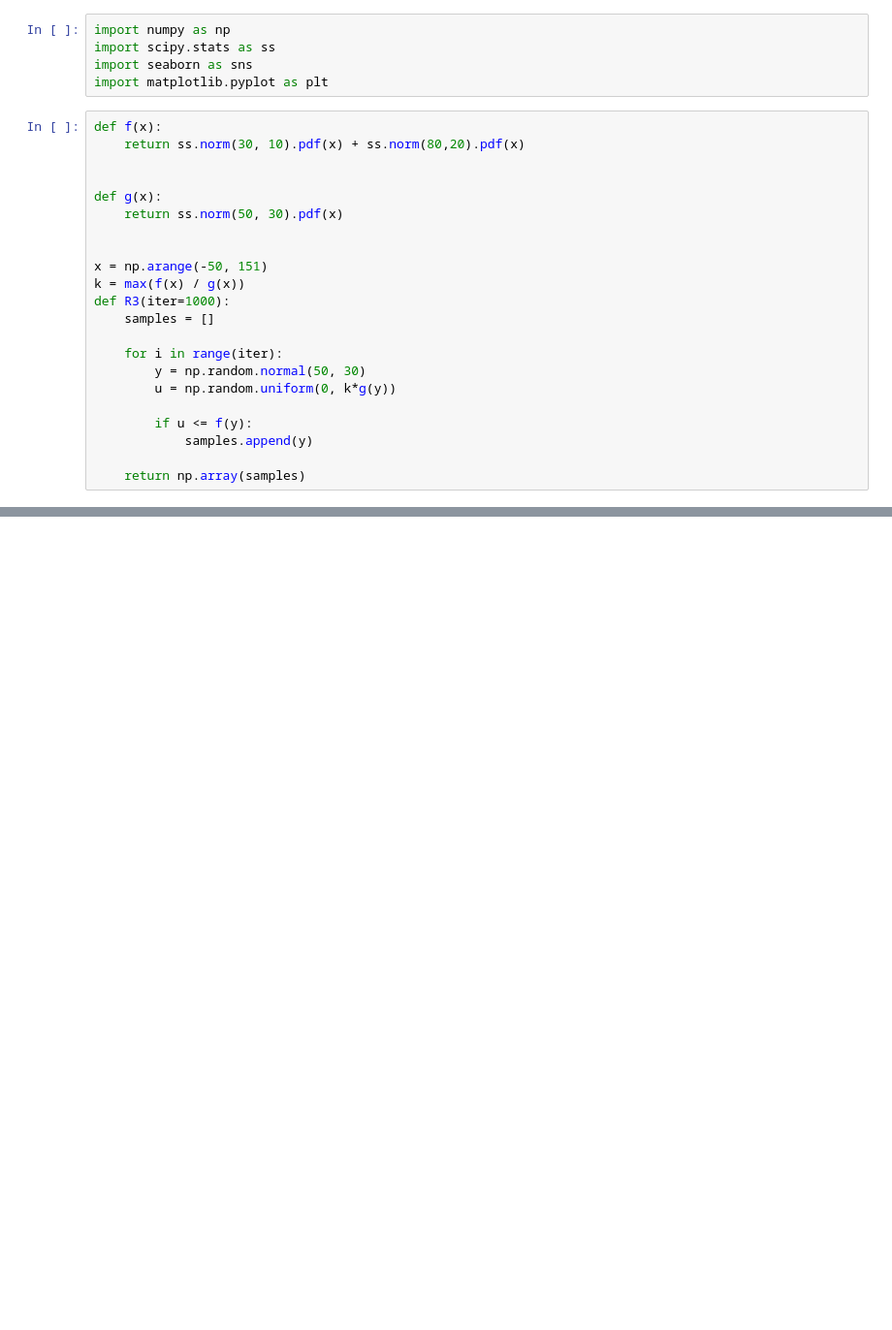
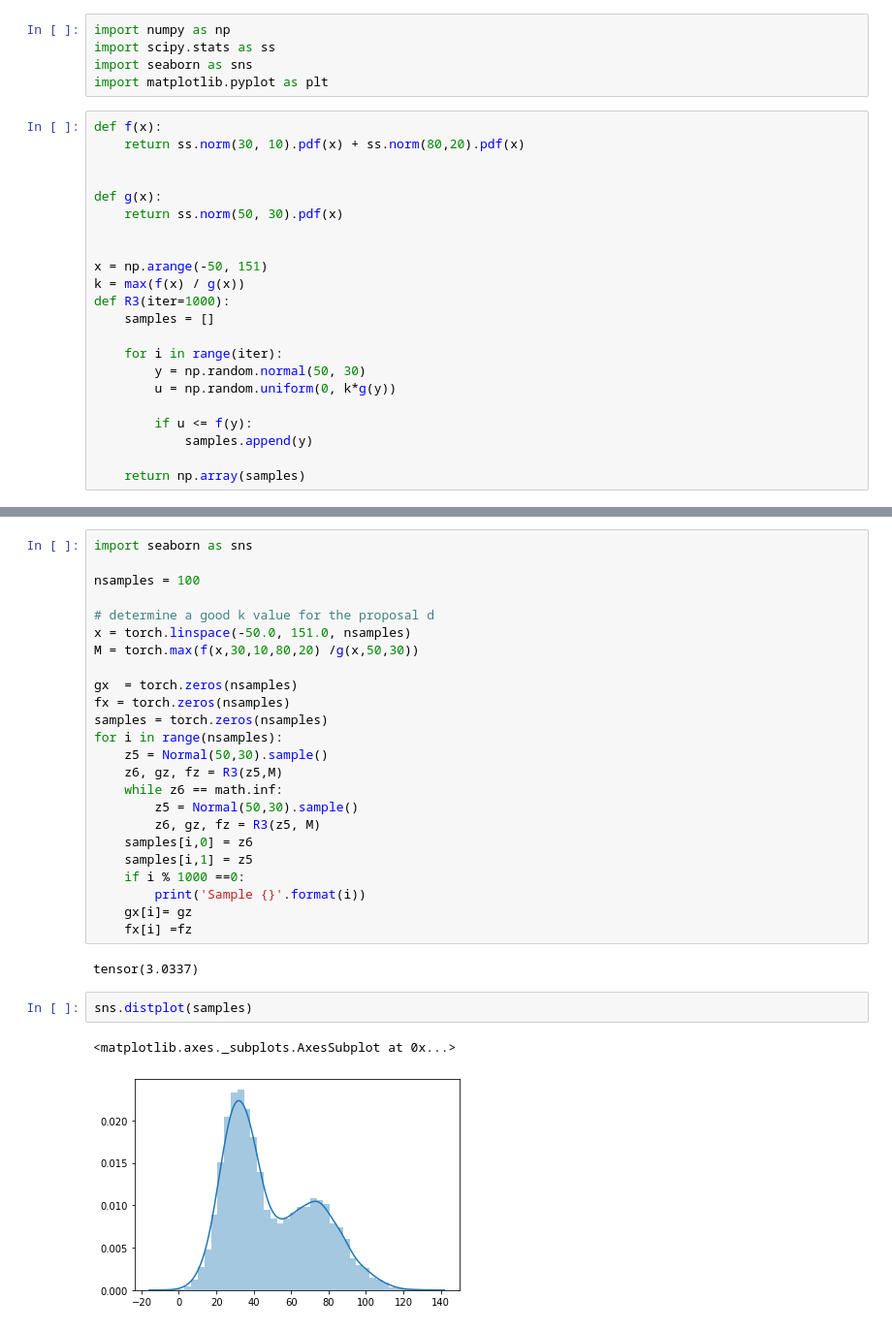
Before and after one commit to bayesianbrad/openmalaria_probprog, a Jupyter notebook: code/amortized_rs/notebooks/test_rs.ipynb, the cells around one changed output, grey strips where cells are left out. Shown at 97% size. Cells and saved outputs as stored; diff of their text form; blank space fills up the shorter version.

```diff
--- a/code/amortized_rs/notebooks/test_rs.ipynb
+++ b/code/amortized_rs/notebooks/test_rs.ipynb
@@ -38,0 +111,31 @@ sns.distplot(s)
+# %%
+import seaborn as sns
+
+nsamples = 100
+
+# determine a good k value for the proposal d
+x = torch.linspace(-50.0, 151.0, nsamples)
+M = torch.max(f(x,30,10,80,20) /g(x,50,30))
+
+gx  = torch.zeros(nsamples)
+fx = torch.zeros(nsamples)
+samples = torch.zeros(nsamples)
+for i in range(nsamples):
+    z5 = Normal(50,30).sample()
+    z6, gz, fz = R3(z5,M)
+    while z6 == math.inf:
+        z5 = Normal(50,30).sample()
+        z6, gz, fz = R3(z5, M)
+    samples[i,0] = z6
+    samples[i,1] = z5
+    if i % 1000 ==0:
+        print('Sample {}'.format(i))
+    gx[i]= gz
+    fx[i] =fz
+# %% [output]
+tensor(3.0337)
+# %%
+sns.distplot(samples)
+# %% [output]
+<matplotlib.axes._subplots.AxesSubplot at 0x...>
+[figure, added]
```
Also changed, not shown: parts of 3 cells of this notebook, 1 other file.
